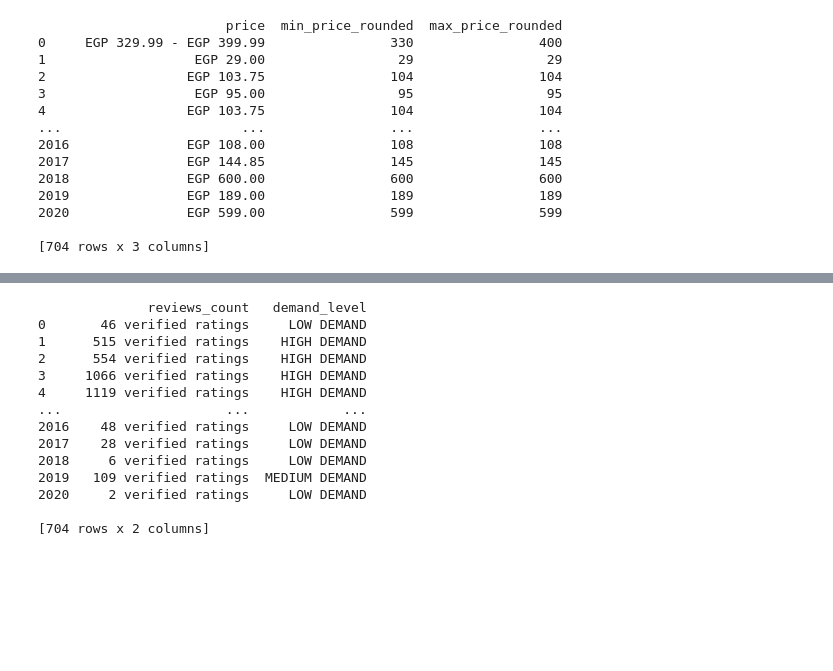
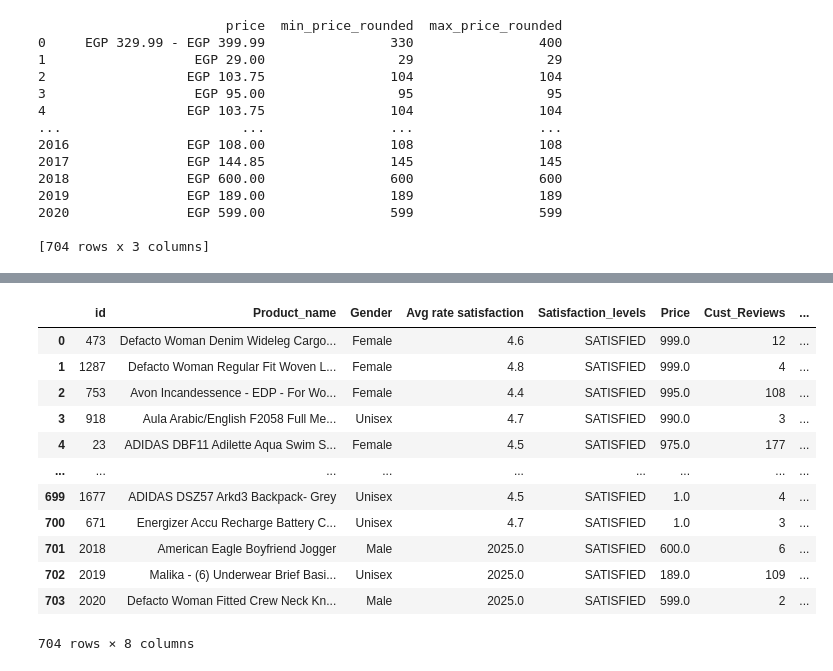
Before and after one commit to Cynthiaagina/E-COMMERCE-PROJECT, a Jupyter notebook: ECOMMERCE WK2 PJ.ipynb, the cells around one changed output, grey strips where cells are left out. Saved outputs shown, nothing was run; the diff lists cells and outputs as text; code cells hidden in the pictures; blank space fills up the shorter version.

```diff
--- a/ECOMMERCE WK2 PJ.ipynb
+++ b/ECOMMERCE WK2 PJ.ipynb
@@ -276,34 +276,23 @@ ecommerce.head(5)
 | 2 | 3 | NIVEA Antiperspirant Spray for Wo... | EGP 103.75 | 554 verified ratings | 4.4/5 | Male | 4.4 | ... |
 | 3 | 4 | NIVEA MEN MEN Antiperspirant Spra... | EGP 95.00 | 1066 verified ratings | 4.4/5 | Male | 4.4 | ... |
 | 4 | 5 | NIVEA MEN Antiperspirant Spray fo... | EGP 103.75 | 1119 verified ratings | 4.5/5 | Male | 4.5 | ... |
-# %%
-# Step 2: Classify into demand levels
-def classify_demand(reviews_num):
-    if reviews_num > 500:
-        return 'HIGH DEMAND'
-    elif reviews_num >= 100:
-        return 'MEDIUM DEMAND'
-    else:
-        return 'LOW DEMAND'
-
-ecommerce['demand_level'] = ecommerce['reviews_num'].apply(classify_demand)
-
-# View result
-print(ecommerce[['reviews_count', 'demand_level']])
-# %% [output]
-              reviews_count   demand_level
-0       46 verified ratings     LOW DEMAND
-1      515 verified ratings    HIGH DEMAND
-2      554 verified ratings    HIGH DEMAND
-3     1066 verified ratings    HIGH DEMAND
-4     1119 verified ratings    HIGH DEMAND
-...                     ...            ...
-2016    48 verified ratings     LOW DEMAND
-2017    28 verified ratings     LOW DEMAND
-2018     6 verified ratings     LOW DEMAND
-2019   109 verified ratings  MEDIUM DEMAND
-2020     2 verified ratings     LOW DEMAND
-
-[704 rows x 2 columns]
 # %%
 ecommerce.to_excel('ecommerce.xlsx', index=False)
+# %%
+new = pd.read_excel('ecommercee.xlsx')
+# %%
+new
+# %% [output]
+|  | id | Product_name | Gender | Avg rate satisfaction | Satisfaction_levels | Price | Cust_Reviews | ... |
+| 0 | 473 | Defacto Woman Denim Wideleg Cargo... | Female | 4.6 | SATISFIED | 999.0 | 12 | ... |
+| 1 | 1287 | Defacto Woman Regular Fit Woven L... | Female | 4.8 | SATISFIED | 999.0 | 4 | ... |
+| 2 | 753 | Avon Incandessence - EDP - For Wo... | Female | 4.4 | SATISFIED | 995.0 | 108 | ... |
+| 3 | 918 | Aula Arabic/English F2058 Full Me... | Unisex | 4.7 | SATISFIED | 990.0 | 3 | ... |
+| 4 | 23 | ADIDAS DBF11 Adilette Aqua Swim S... | Female | 4.5 | SATISFIED | 975.0 | 177 | ... |
+| ... | ... | ... | ... | ... | ... | ... | ... | ... |
+| 699 | 1677 | ADIDAS DSZ57 Arkd3 Backpack- Grey | Unisex | 4.5 | SATISFIED | 1.0 | 4 | ... |
+| 700 | 671 | Energizer Accu Recharge Battery C... | Unisex | 4.7 | SATISFIED | 1.0 | 3 | ... |
+| 701 | 2018 | American Eagle Boyfriend Jogger | Male | 2025.0 | SATISFIED | 600.0 | 6 | ... |
+| 702 | 2019 | Malika - (6) Underwear Brief Basi... | Unisex | 2025.0 | SATISFIED | 189.0 | 109 | ... |
+| 703 | 2020 | Defacto Woman Fitted Crew Neck Kn... | Male | 2025.0 | SATISFIED | 599.0 | 2 | ... |
+704 rows × 8 columns
```
Also changed, not shown: parts of 4 cells of this notebook.
